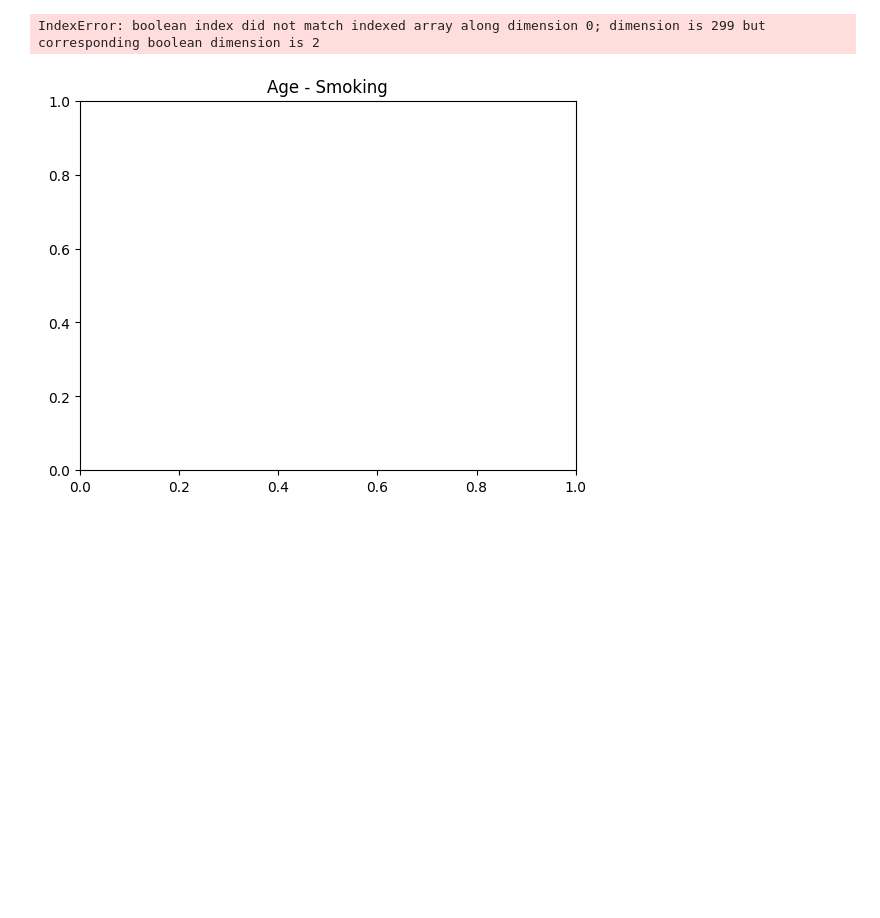
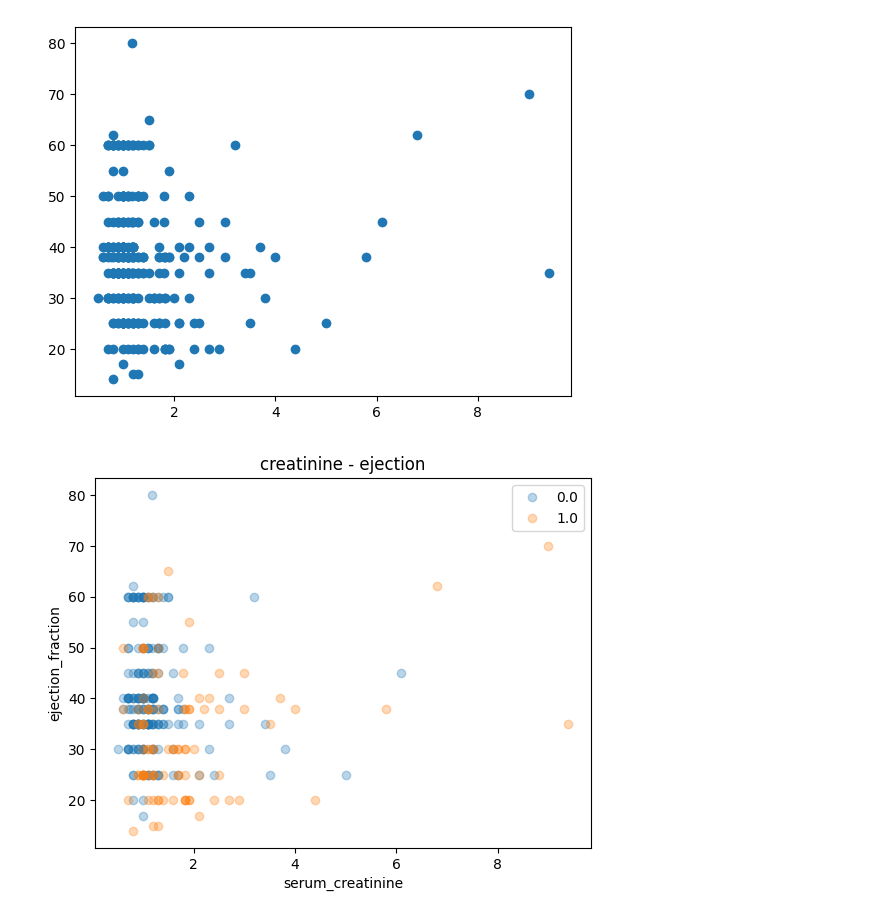
Before and after one commit to Erik100001000000/code, a Jupyter notebook: test.ipynb, the cells around one changed output. Cells and saved outputs as stored; diff of their text form; code cells hidden in the pictures; blank space fills up the shorter version.

```diff
--- a/test.ipynb
+++ b/test.ipynb
@@ -17,33 +17,38 @@ attribute_dic = dict(zip(attribute_names, range(len(attribute_names))))
 
 # Our class labels is DEATH
 classLabels = raw_data[:, -1]
-classNames = ["ALIVE", "DEAD"]
-classDic = dict(zip(classNames, range(len(classNames))))
-y = np.array([classDic[i] for i in classNames])
+classNames = sorted(set(classLabels))
+classDic = dict(zip([0,1], range(2)))
+y = X[:,-1]
 
-N, M = X.shape
+N = len(y)
+M = len(attribute_names)
 C = len(classNames)
 # %%
 import matplotlib.pyplot as plt
 
-i = attribute_dic["age"]
-j = attribute_dic["smoking"]
+i = attribute_dic["serum_creatinine"]
+j = attribute_dic["ejection_fraction"]
+
+
+
 
 f = plt.figure()
-plt.title('Age - Smoking')
+plt.title('creatinine - ejection')
+
 
 for c in range(C):
     class_mask = y==c
     plt.plot(X[class_mask,i], X[class_mask,j], 'o',alpha=.3)
 
 plt.legend(classNames)
 plt.xlabel(attribute_names[i])
 plt.ylabel(attribute_names[j])
 
 # Output result to screen
 plt.show()
 
 #testing
 # %% [output]
-IndexError: boolean index did not match indexed array along dimension 0; dimension is 299 but corresponding boolean dimension is 2
-[figure, old version]
+[figure, new version]
+[figure, added]
```
Also changed, not shown: parts of 4 cells of this notebook.
